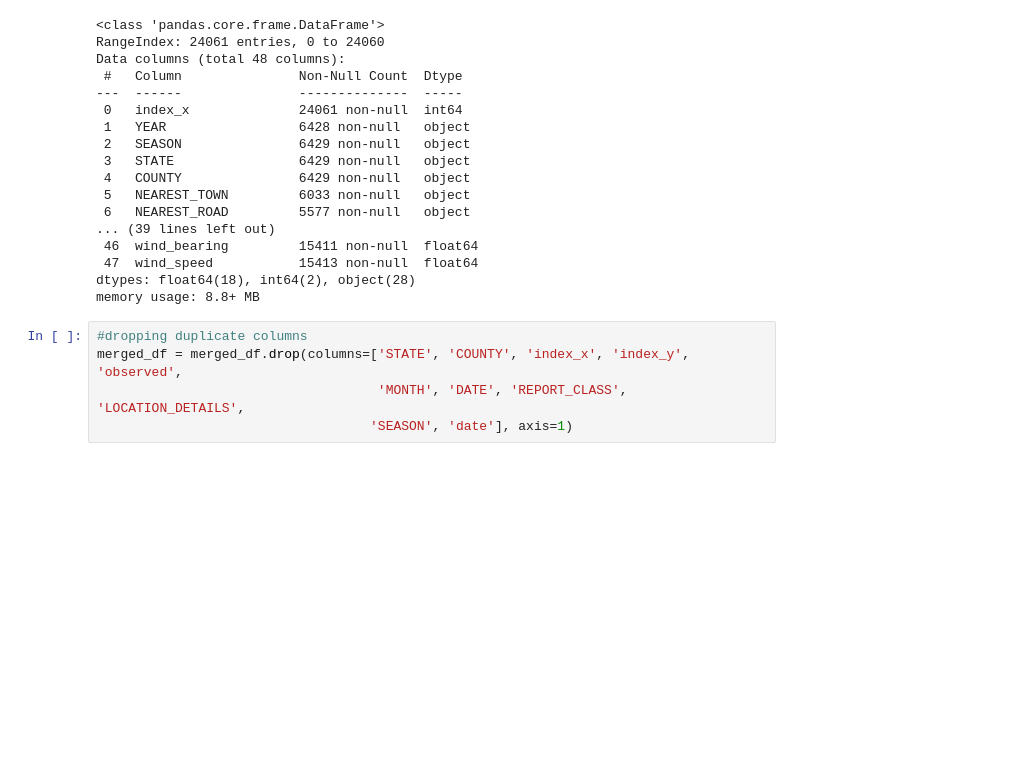
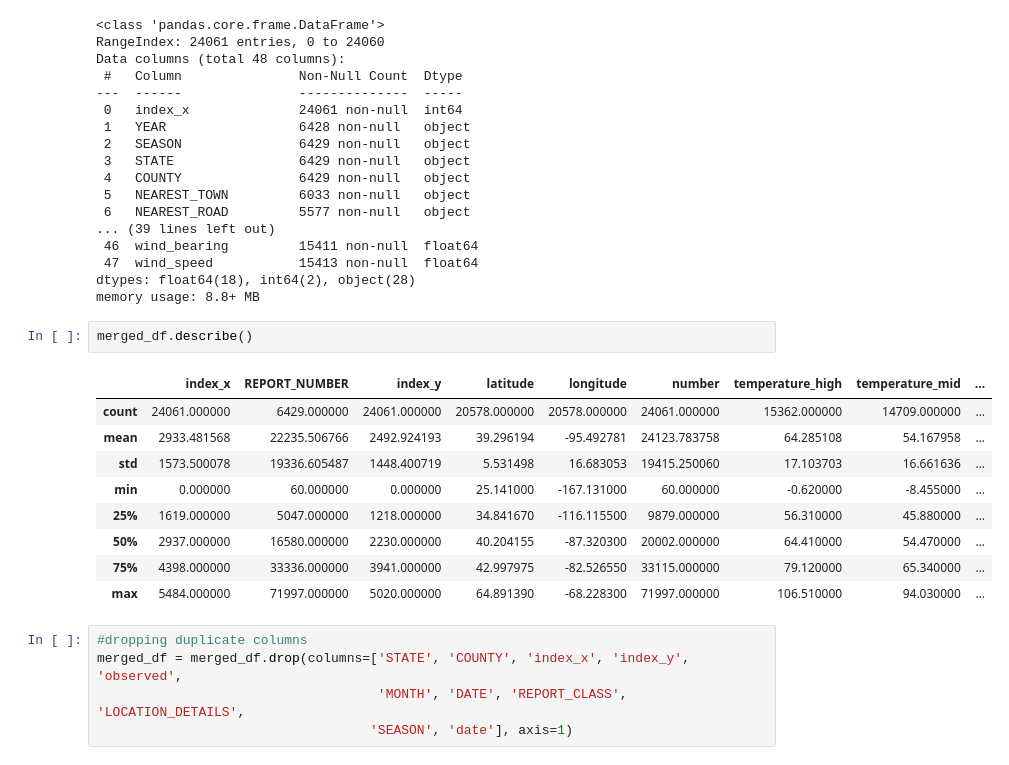
Before and after one commit to julieleung6/where_is_bigfoot, a Jupyter notebook: notebooks/EDA.ipynb, the cells around one changed output. Cells and saved outputs as stored; diff of their text form; blank space fills up the shorter version.

```diff
--- a/notebooks/EDA.ipynb
+++ b/notebooks/EDA.ipynb
@@ -202,6 +202,18 @@ Data columns (total 48 columns):
  47  wind_speed           15413 non-null  float64
 dtypes: float64(18), int64(2), object(28)
 memory usage: 8.8+ MB
+# %%
+merged_df.describe()
+# %% [output]
+|  | index_x | REPORT_NUMBER | index_y | latitude | longitude | number | temperature_high | temperature_mid | ... |
+| count | 24061.000000 | 6429.000000 | 24061.000000 | 20578.000000 | 20578.000000 | 24061.000000 | 15362.000000 | 14709.000000 | ... |
+| mean | 2933.481568 | 22235.506766 | 2492.924193 | 39.296194 | -95.492781 | 24123.783758 | 64.285108 | 54.167958 | ... |
+| std | 1573.500078 | 19336.605487 | 1448.400719 | 5.531498 | 16.683053 | 19415.250060 | 17.103703 | 16.661636 | ... |
+| min | 0.000000 | 60.000000 | 0.000000 | 25.141000 | -167.131000 | 60.000000 | -0.620000 | -8.455000 | ... |
+| 25% | 1619.000000 | 5047.000000 | 1218.000000 | 34.841670 | -116.115500 | 9879.000000 | 56.310000 | 45.880000 | ... |
+| 50% | 2937.000000 | 16580.000000 | 2230.000000 | 40.204155 | -87.320300 | 20002.000000 | 64.410000 | 54.470000 | ... |
+| 75% | 4398.000000 | 33336.000000 | 3941.000000 | 42.997975 | -82.526550 | 33115.000000 | 79.120000 | 65.340000 | ... |
+| max | 5484.000000 | 71997.000000 | 5020.000000 | 64.891390 | -68.228300 | 71997.000000 | 106.510000 | 94.030000 | ... |
 # %%
 #dropping duplicate columns
 merged_df = merged_df.drop(columns=['STATE', 'COUNTY', 'index_x', 'index_y', 'observed',
```
